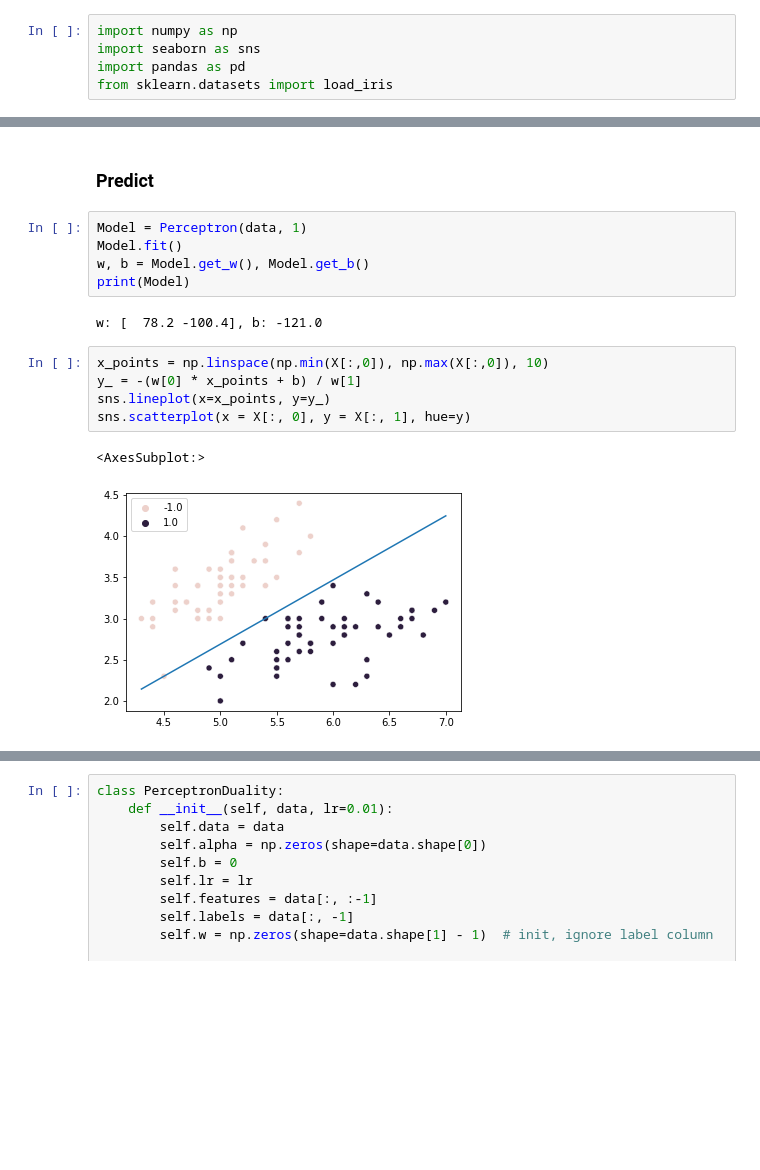
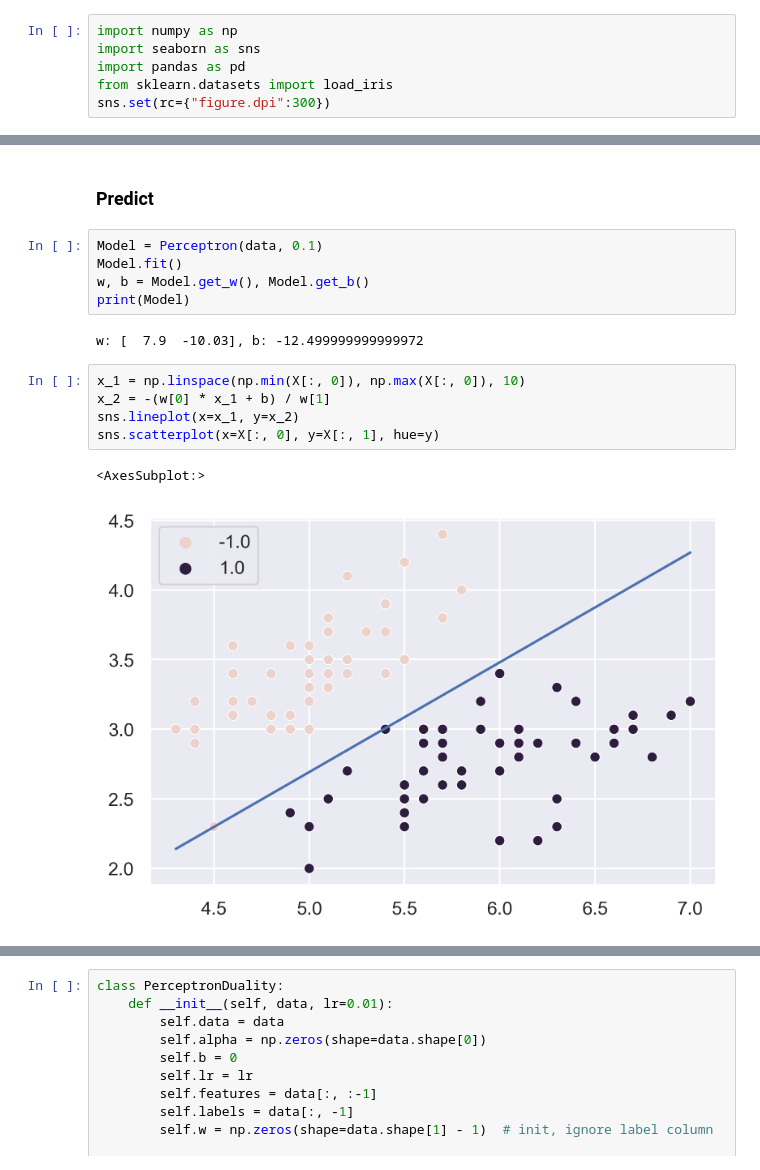
Before and after one commit to ArtistYusen/Statistical-Learning-Method-Code, a Jupyter notebook: CH02-Perceptron/algorithm.ipynb, the cells around one changed output, grey strips where cells are left out. Saved outputs shown, nothing was run; the diff lists cells and outputs as text; blank space fills up the shorter version.

```diff
--- a/CH02-Perceptron/algorithm.ipynb
+++ b/CH02-Perceptron/algorithm.ipynb
@@ -5,6 +5,7 @@ import numpy as np
 import seaborn as sns
 import pandas as pd
 from sklearn.datasets import load_iris
+sns.set(rc={"figure.dpi":300})
 # %% [markdown]
 ## Load Iris Data
 # %%
@@ -93,20 +94,20 @@ class Perceptron:
 # %% [markdown]
 ### Predict
 # %%
-Model = Perceptron(data, 1)
+Model = Perceptron(data, 0.1)
 Model.fit()
 w, b = Model.get_w(), Model.get_b()
 print(Model)
 # %% [output]
-w: [  78.2 -100.4], b: -121.0
+w: [  7.9  -10.03], b: -12.499999999999972
 # %%
-x_points = np.linspace(np.min(X[:,0]), np.max(X[:,0]), 10)
-y_ = -(w[0] * x_points + b) / w[1]
-sns.lineplot(x=x_points, y=y_)
-sns.scatterplot(x = X[:, 0], y = X[:, 1], hue=y)
+x_1 = np.linspace(np.min(X[:, 0]), np.max(X[:, 0]), 10)
+x_2 = -(w[0] * x_1 + b) / w[1]
+sns.lineplot(x=x_1, y=x_2)
+sns.scatterplot(x=X[:, 0], y=X[:, 1], hue=y)
 # %% [output]
 <AxesSubplot:>
-[figure, old version]
+[figure, new version]
 # %% [markdown]
 ## Perceptron Algorithm - Duality Form
 
```
Also changed, not shown: parts of 3 cells of this notebook, 1 other file.
